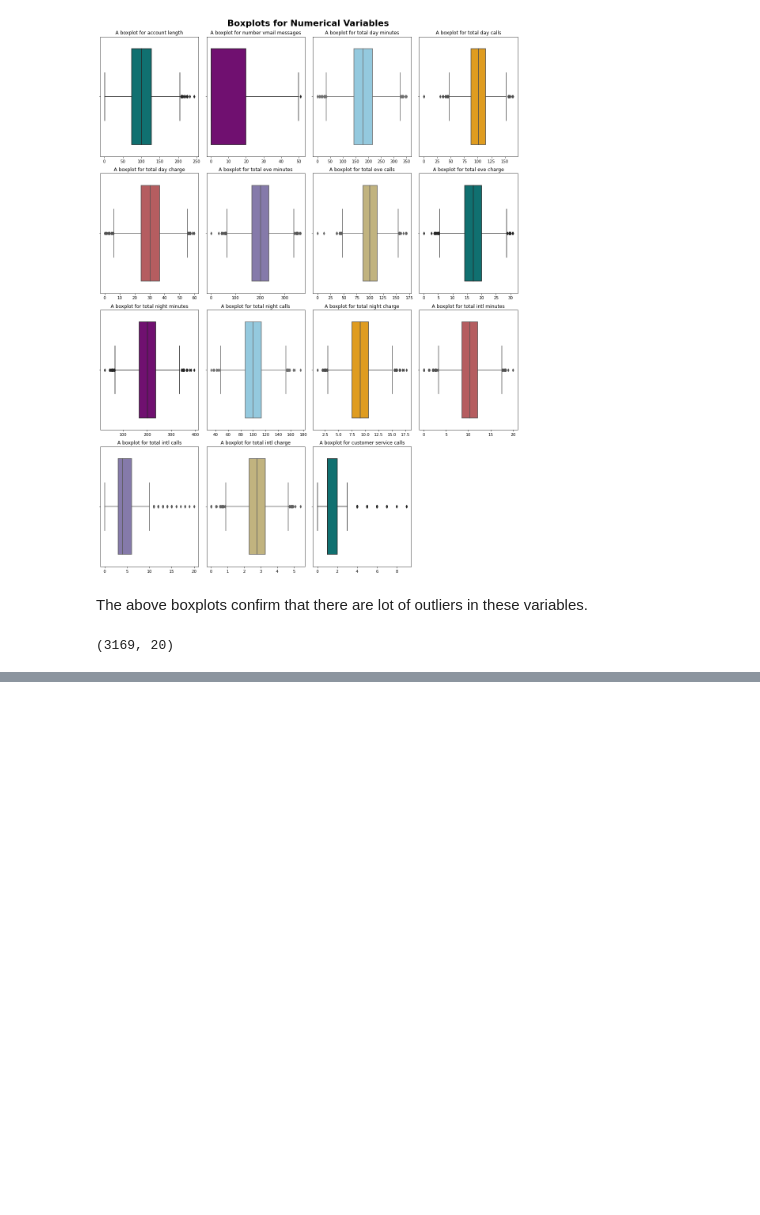
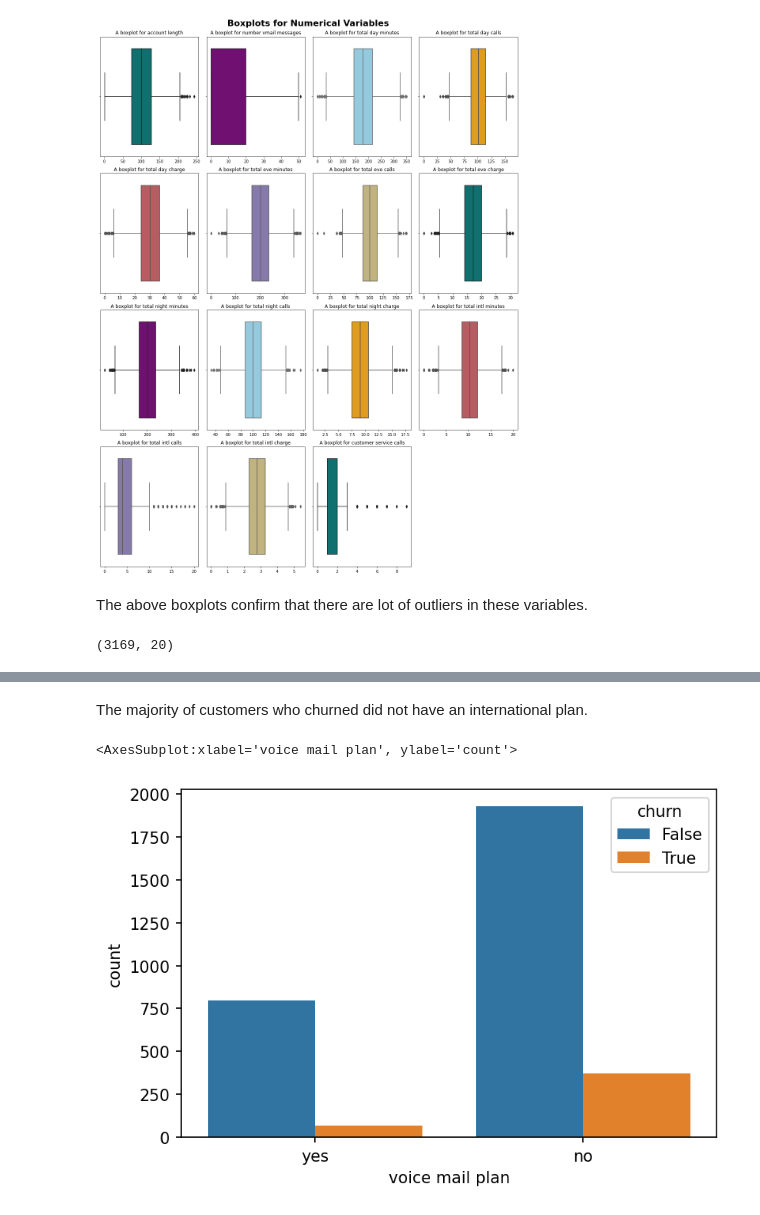
Before and after one commit to AgathaNyambati/SyriaTel-Customer-Churn, a Jupyter notebook: churn.ipynb, the cells around one changed output, grey strips where cells are left out. Cells and saved outputs as stored; diff of their text form; code cells hidden in the pictures; blank space fills up the shorter version.

```diff
--- a/churn.ipynb
+++ b/churn.ipynb
@@ -336,0 +319,7 @@ Name: state, dtype: int64
+# %% [markdown]
+The majority of customers who churned did not have an international plan.
+# %%
+sns.countplot(data = df, x='voice mail plan', hue='churn')
+# %% [output]
+<AxesSubplot:xlabel='voice mail plan', ylabel='count'>
+[figure, added]
```
Also changed, not shown: parts of 14 cells of this notebook.
